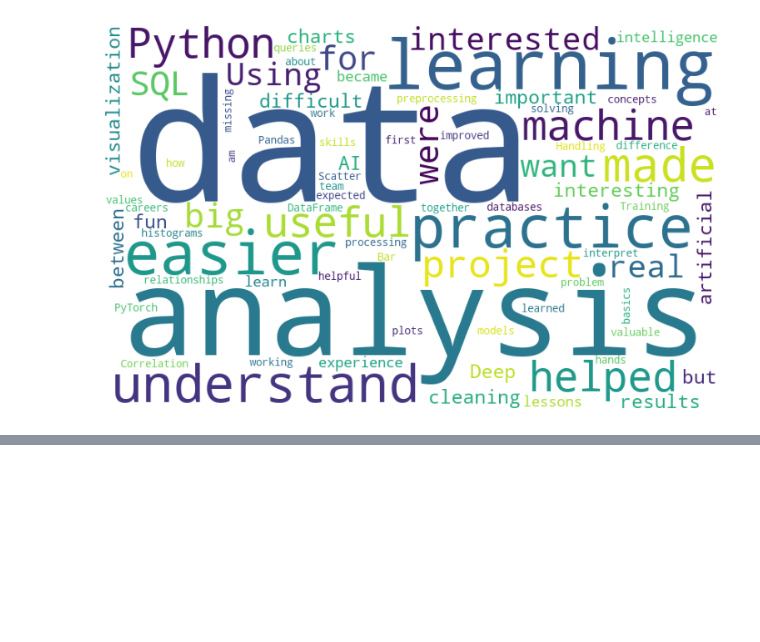
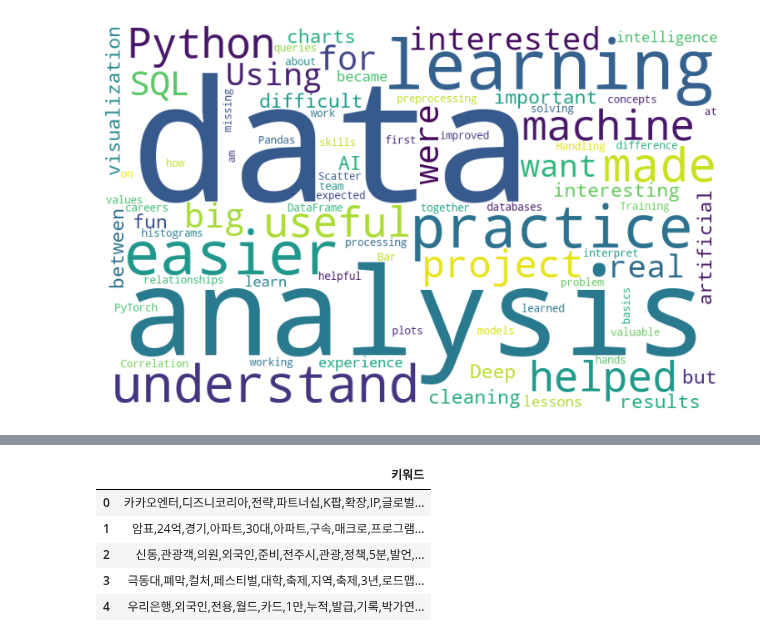
Before and after one commit to KaiLynn99/python_alone, a Jupyter notebook: 2026 9月/9.15 (60日目)/21. 探索 - 非構造化データの可視化：ワードクラウド.ipynb, the cells around one changed output, grey strips where cells are left out. Cells and saved outputs as stored; diff of their text form; code cells hidden in the pictures; blank space fills up the shorter version.

```diff
--- a/2026 9月/9.15 (60日目)/21. 探索 - 非構造化データの可視化：ワードクラウド.ipynb
+++ b/2026 9月/9.15 (60日目)/21. 探索 - 非構造化データの可視化：ワードクラウド.ipynb
@@ -169,0 +190,12 @@ plt.show()
+# %%
+# Excelファイルを読み込む
+df = pd.read_excel("news_2.xlsx")
+
+df.head()
+# %% [output]
+|  | 키워드 |
+| 0 | 카카오엔터,디즈니코리아,전략,파트너십,K팝,확장,IP,글로벌... |
+| 1 | 암표,24억,경기,아파트,30대,아파트,구속,매크로,프로그램... |
+| 2 | 신동,관광객,의원,외국인,준비,전주시,관광,정책,5분,발언,... |
+| 3 | 극동대,폐막,컬처,페스티벌,대학,축제,지역,축제,3년,로드맵... |
+| 4 | 우리은행,외국인,전용,월드,카드,1만,누적,발급,기록,박가연... |
```
Also changed, not shown: parts of 10 cells of this notebook, 1 other file.
